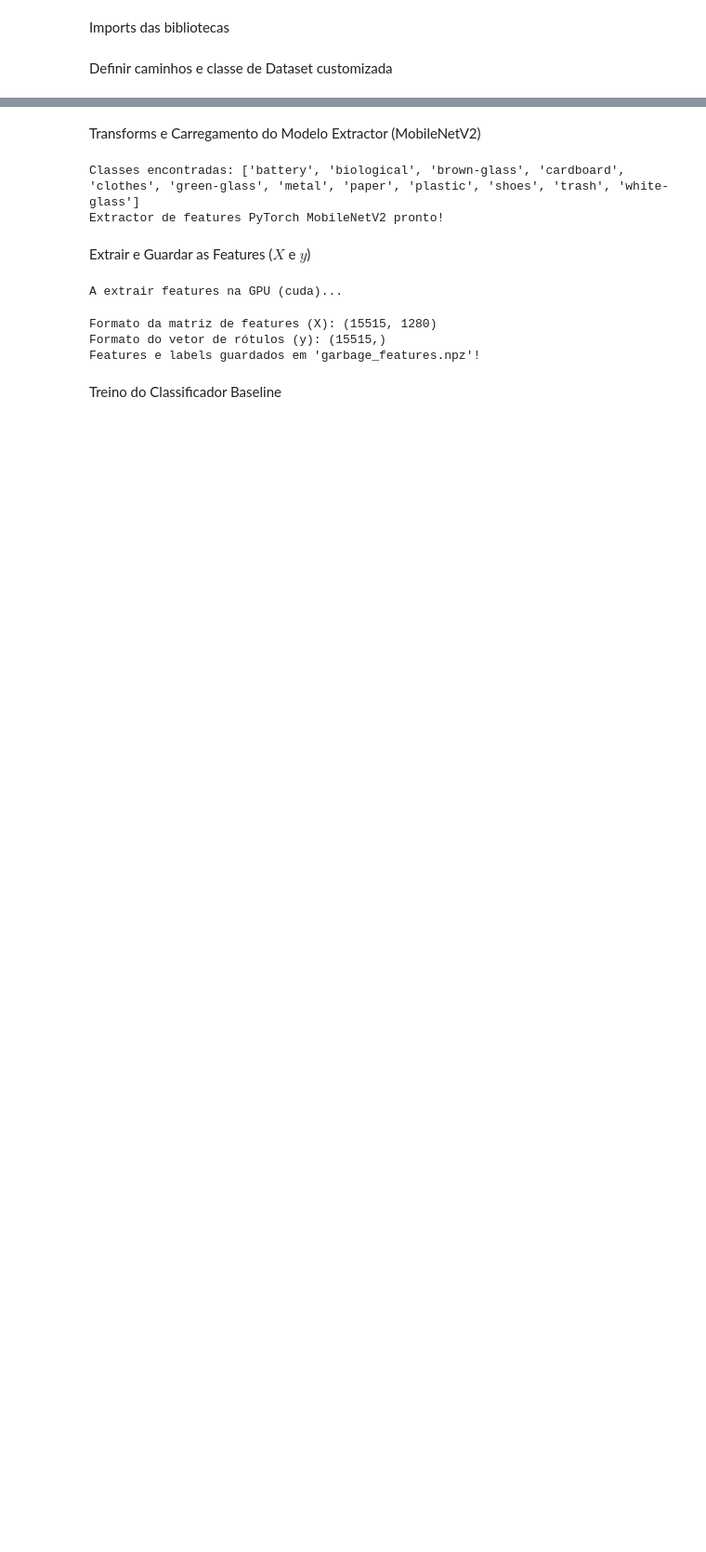
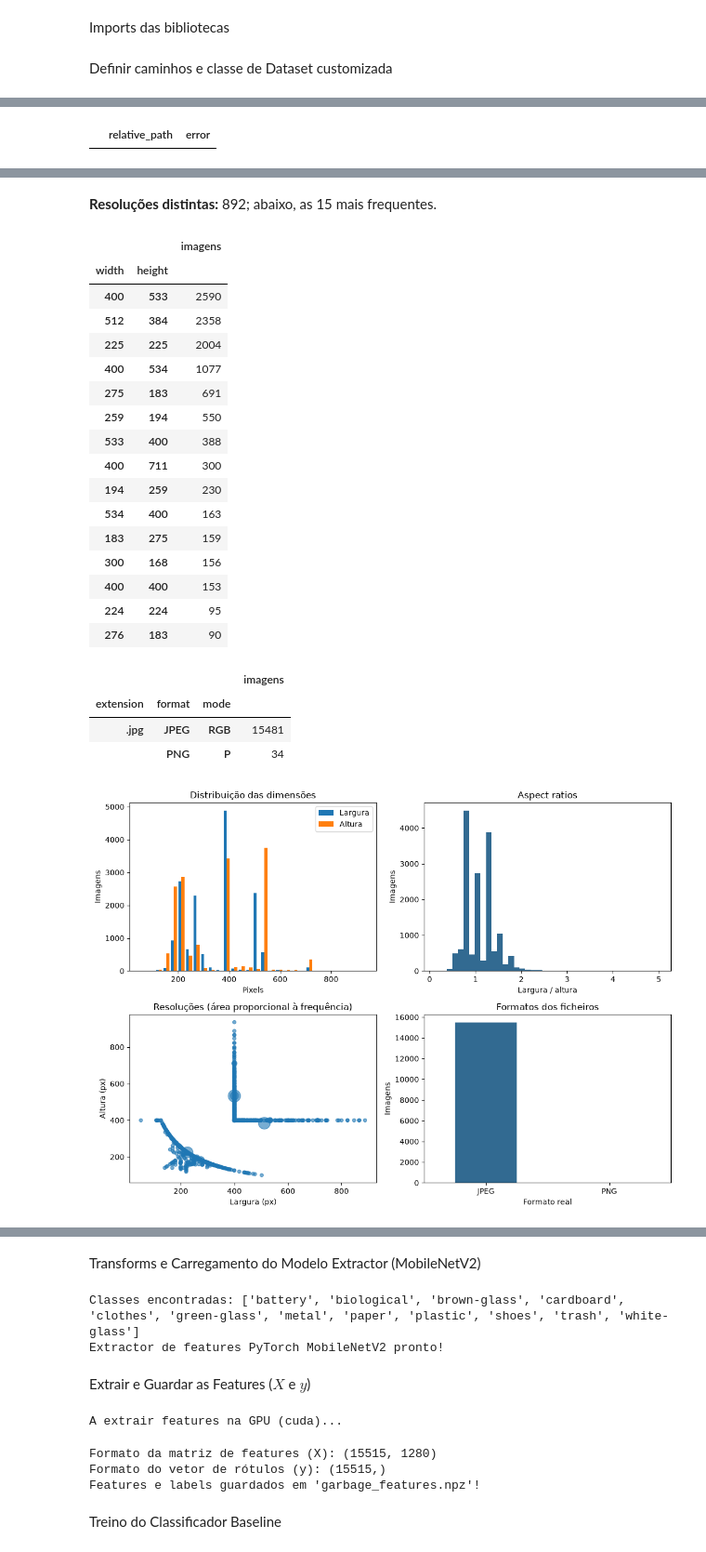
Before and after one commit to tomasgferreira06/hitl-waste-classification, a Jupyter notebook: notebooks/01_waste_classification_hitl.ipynb, the cells around one changed output, grey strips where cells are left out. Shown at 93% size. Cells and saved outputs as stored; diff of their text form; code cells hidden in the pictures; blank space fills up the shorter version.

```diff
--- a/notebooks/01_waste_classification_hitl.ipynb
+++ b/notebooks/01_waste_classification_hitl.ipynb
@@ -83,0 +181,29 @@ class GarbageDataset(Dataset):
+# %%
+eda_errors = eda_df.loc[eda_df["error"] != "", ["relative_path", "error"]]
+display(Markdown(f"**Imagens ilegíveis/corrompidas detetadas:** {len(eda_errors)}."))
+display(eda_errors)
+eda_valid = eda_df.loc[eda_df["error"] == ""].copy()
+eda_valid[["width", "height", "aspect_ratio"]] = eda_valid[["width", "height", "aspect_ratio"]].apply(pd.to_numeric)
+display(eda_valid[["width", "height", "aspect_ratio"]].describe(percentiles=[.05, .25, .5, .75, .95]).round(3))
+eda_resolutions = eda_valid.groupby(["width", "height"]).size().rename("imagens").sort_values(ascending=False)
+display(Markdown(f"**Resoluções distintas:** {len(eda_resolutions)}; abaixo, as 15 mais frequentes."))
+display(eda_resolutions.head(15).to_frame())
+eda_valid["extension"] = eda_valid["relative_path"].map(lambda p: Path(p).suffix.lower())
+display(eda_valid.groupby(["extension", "format", "mode"]).size().rename("imagens").to_frame())
+
+fig, axes = plt.subplots(2, 2, figsize=(11, 8))
+axes[0, 0].hist([eda_valid["width"], eda_valid["height"]], bins=30, label=["Largura", "Altura"])
+axes[0, 0].set(xlabel="Pixels", ylabel="Imagens", title="Distribuição das dimensões")
+axes[0, 0].legend()
+axes[0, 1].hist(eda_valid["aspect_ratio"], bins=40, color="#326a91")
+axes[0, 1].set(xlabel="Largura / altura", ylabel="Imagens", title="Aspect ratios")
+eda_resolution_frame = eda_resolutions.reset_index()
+axes[1, 0].scatter(eda_resolution_frame["width"], eda_resolution_frame["height"],
+                   s=20 + 250 * eda_resolution_frame["imagens"] / eda_resolution_frame["imagens"].max(), alpha=.6)
+axes[1, 0].set(xlabel="Largura (px)", ylabel="Altura (px)", title="Resoluções (área proporcional à frequência)")
+eda_valid.groupby("format").size().plot.bar(ax=axes[1, 1], color="#326a91", rot=0)
+axes[1, 1].set(xlabel="Formato real", ylabel="Imagens", title="Formatos dos ficheiros")
+fig.tight_layout()
+fig.savefig(EDA_PROJECT / "artifacts" / "eda" / "image_dimensions.png", dpi=150, bbox_inches="tight")
+plt.show()
+# %% [output]
@@ -83,0 +211 @@ class GarbageDataset(Dataset):
+|  | relative_path | error |
@@ -83,0 +223,23 @@ class GarbageDataset(Dataset):
+**Resoluções distintas:** 892; abaixo, as 15 mais frequentes.
+|  |  | imagens |
+| width | height |  |
+| 400 | 533 | 2590 |
+| 512 | 384 | 2358 |
+| 225 | 225 | 2004 |
+| 400 | 534 | 1077 |
+| 275 | 183 | 691 |
+| 259 | 194 | 550 |
+| 533 | 400 | 388 |
+| 400 | 711 | 300 |
+| 194 | 259 | 230 |
+| 534 | 400 | 163 |
+| 183 | 275 | 159 |
+| 300 | 168 | 156 |
+| 400 | 400 | 153 |
+| 224 | 224 | 95 |
+| 276 | 183 | 90 |
+|  |  |  | imagens |
+| extension | format | mode |  |
+| .jpg | JPEG | RGB | 15481 |
+|  | PNG | P | 34 |
+[figure, added]
```
Also changed, not shown: parts of 16 cells of this notebook, 13 other files.
